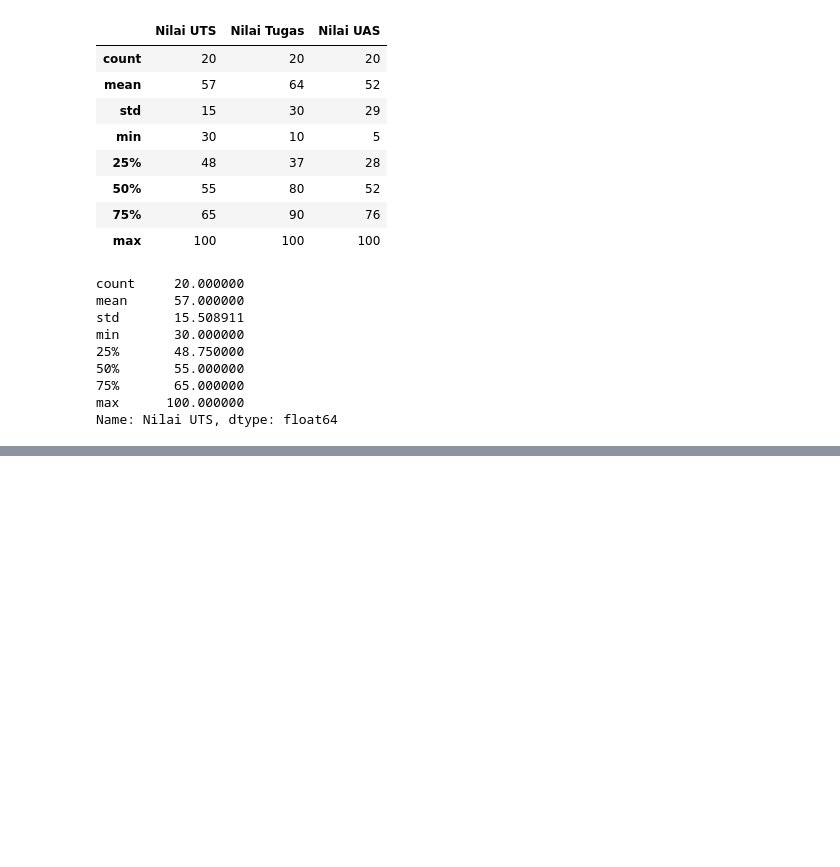
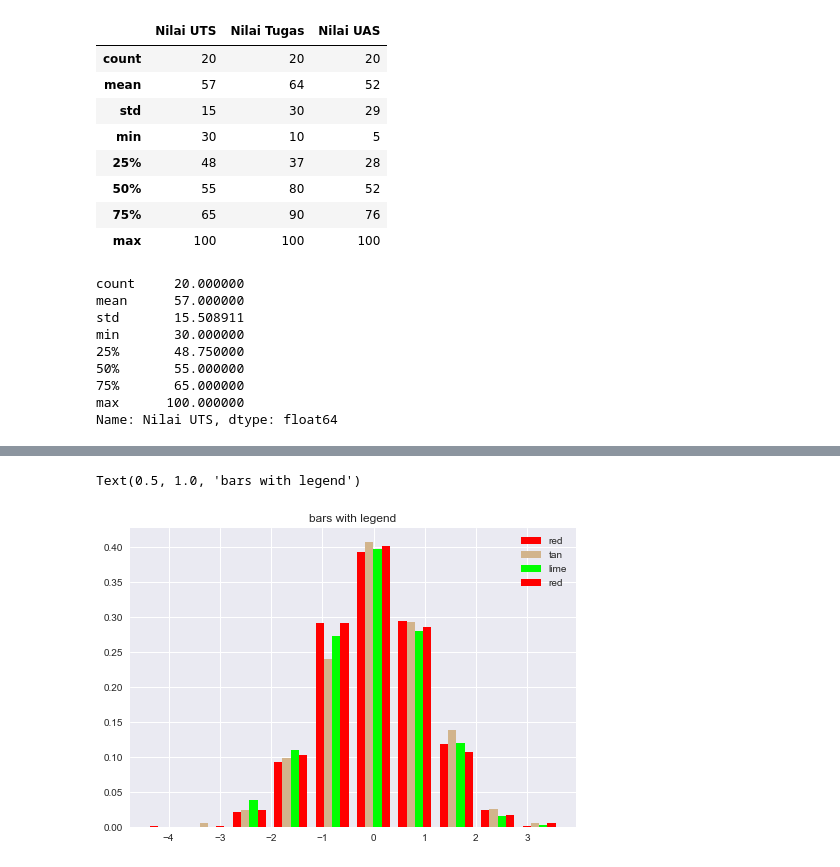
Before and after one commit to rysamuel9/Tugas-Data-Mining, a Jupyter notebook: Sesi 2 - Tugas Grafik Satistik/grafik_statistik_nilaimhs.ipynb, the cells around one changed output, grey strips where cells are left out. Saved outputs shown, nothing was run; the diff lists cells and outputs as text; code cells hidden in the pictures; blank space fills up the shorter version.

```diff
--- a/Sesi 2 - Tugas Grafik Satistik/grafik_statistik_nilaimhs.ipynb
+++ b/Sesi 2 - Tugas Grafik Satistik/grafik_statistik_nilaimhs.ipynb
@@ -81,0 +71,5 @@ AttributeError: 'Series' object has no attribute 'scatter'
+# %%
+n
+# %% [output]
+Text(0.5, 1.0, 'bars with legend')
+[figure, added]
```
Also changed, not shown: parts of 9 cells of this notebook, 6 other files.
